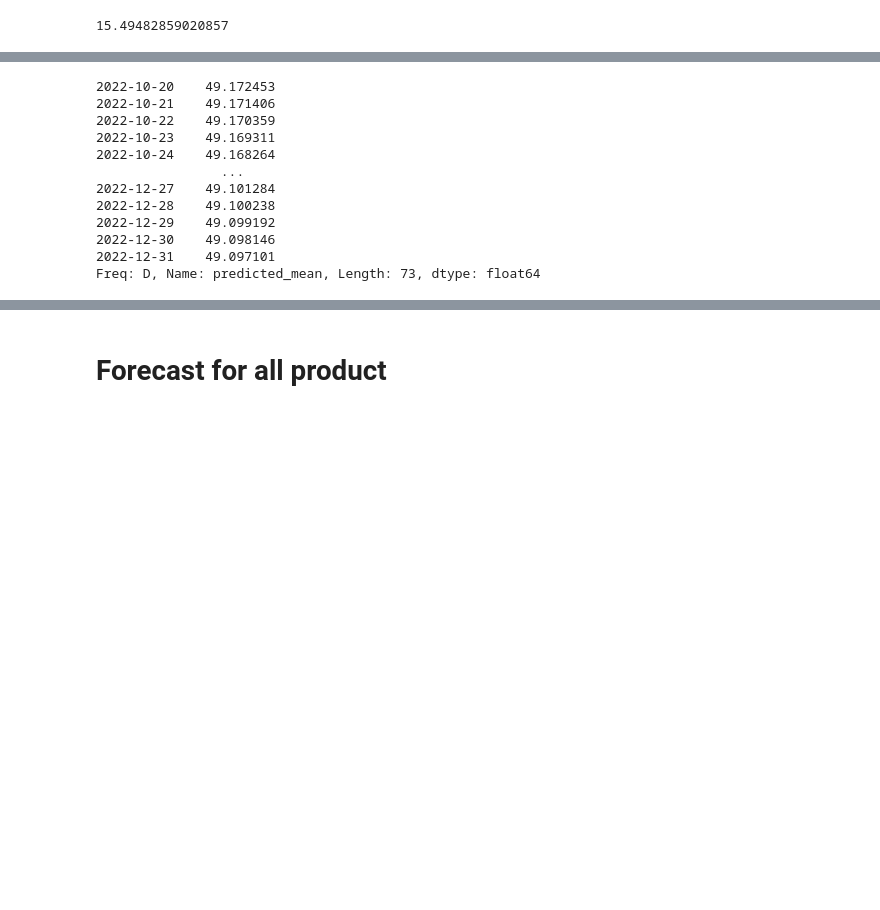
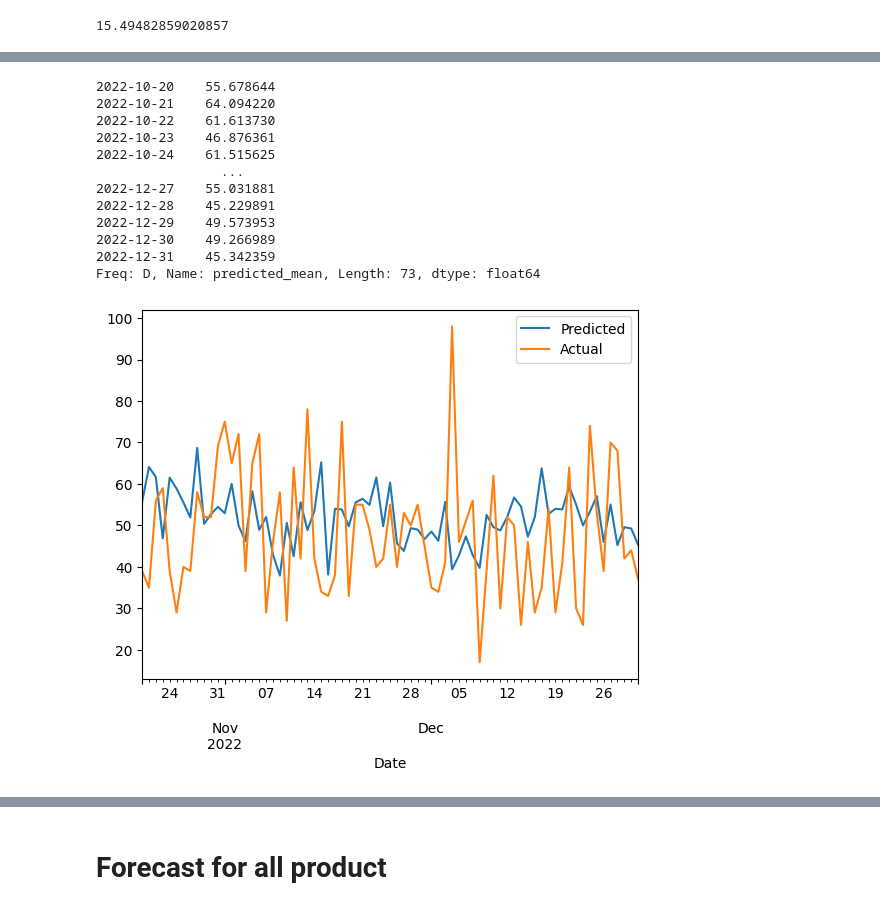
Before and after one commit to marginbridge/VIX-Kalbe-Nutritionals, a Jupyter notebook: time_series.ipynb, the cells around one changed output, grey strips where cells are left out. Drawn from its saved outputs; the diff is of its cells as text; code cells hidden in the pictures; blank space fills up the shorter version.

```diff
--- a/time series.ipynb
+++ b/time_series.ipynb
@@ -440,21 +445,29 @@ model_sarimax_fit = model_sarimax.fit()
 # %%
 start = len(train_data)
 end = len(train_data)+len(test_data)-1
-pred = model_sarimax_fit.predict(start=start,end=end,typ='levels')
+pred = model.predict(start=start,end=end,typ='levels')
 print(pred)
 # %% [output]
-2022-10-20    49.172453
-2022-10-21    49.171406
-2022-10-22    49.170359
-2022-10-23    49.169311
-2022-10-24    49.168264
+2022-10-20    55.678644
+2022-10-21    64.094220
+2022-10-22    61.613730
+2022-10-23    46.876361
+2022-10-24    61.515625
                 ...
-2022-12-27    49.101284
-2022-12-28    49.100238
-2022-12-29    49.099192
-2022-12-30    49.098146
-2022-12-31    49.097101
+2022-12-27    55.031881
+2022-12-28    45.229891
+2022-12-29    49.573953
+2022-12-30    49.266989
+2022-12-31    45.342359
 Freq: D, Name: predicted_mean, Length: 73, dtype: float64
+# %%
+pred.plot(label='Predicted')
+test_data.plot(label='Actual')
+
+plt.legend()
+plt.show()
+# %% [output]
+[figure, added]
 # %%
 rmse = sqrt(mean_squared_error(test_data,pred))
 print(rmse)
```
Also changed, not shown: parts of 12 cells of this notebook.
